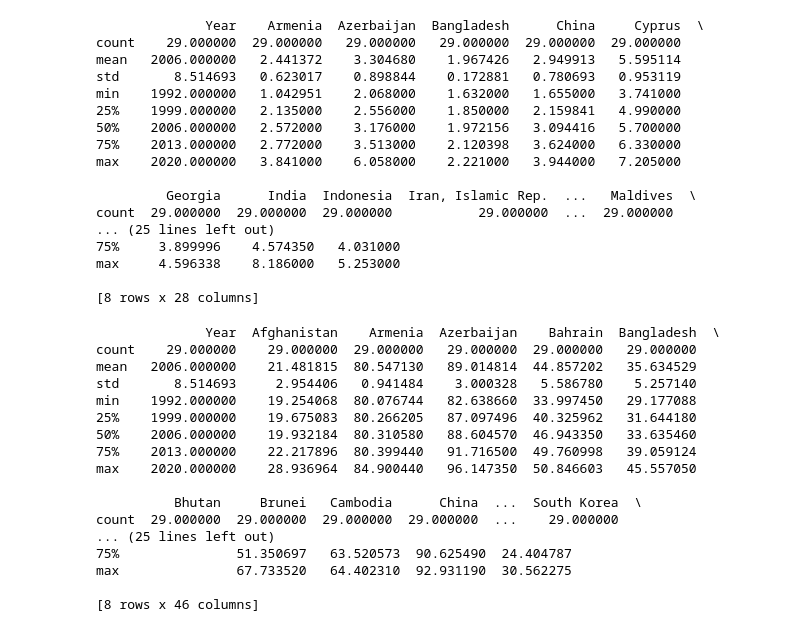
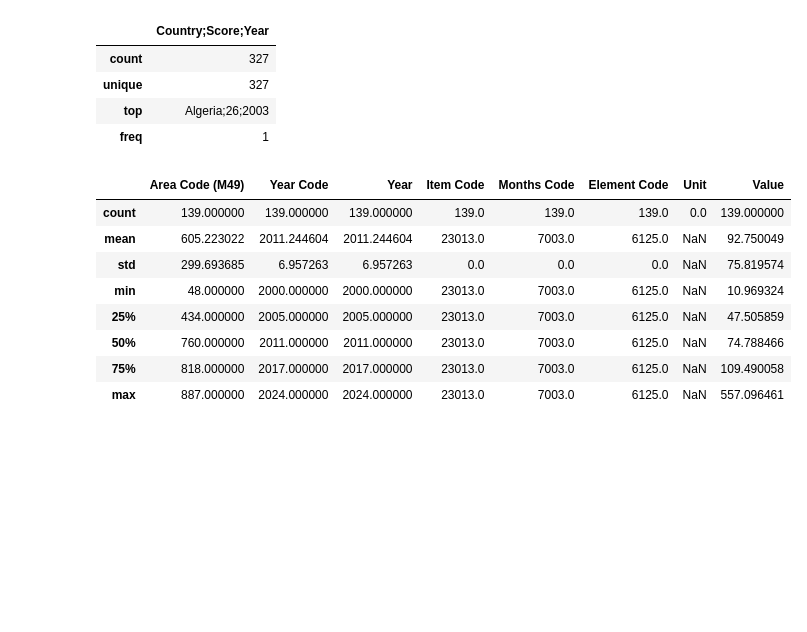
Before and after one commit to Josephmdlv/Final-work, a Jupyter notebook: Summary_statistics.ipynb, the cells around one changed output. Saved outputs shown, nothing was run; the diff lists cells and outputs as text; code cells hidden in the pictures; blank space fills up the shorter version.

```diff
--- a/Summary_statistics.ipynb
+++ b/Summary_statistics.ipynb
@@ -19,45 +21,27 @@ education_expenditure = pandas.read_csv('education_expenditure_gdp_asia_poly_fil
-# %%
-sum_ed_ex = education_expenditure.describe()
-print (sum_ed_ex)
-# %% [output]
-              Year    Armenia  Azerbaijan  Bangladesh      China     Cyprus  \
-count    29.000000  29.000000   29.000000   29.000000  29.000000  29.000000
-mean   2006.000000   2.441372    3.304680    1.967426   2.949913   5.595114
-std       8.514693   0.623017    0.898844    0.172881   0.780693   0.953119
-min    1992.000000   1.042951    2.068000    1.632000   1.655000   3.741000
-25%    1999.000000   2.135000    2.556000    1.850000   2.159841   4.990000
-50%    2006.000000   2.572000    3.176000    1.972156   3.094416   5.700000
-75%    2013.000000   2.772000    3.513000    2.120398   3.624000   6.330000
-max    2020.000000   3.841000    6.058000    2.221000   3.944000   7.205000
-
-         Georgia      India  Indonesia  Iran, Islamic Rep.  ...   Maldives  \
-count  29.000000  29.000000  29.000000           29.000000  ...  29.000000
-... (25 lines left out)
-75%     3.899996    4.574350   4.031000
-max     4.596338    8.186000   5.253000
-
-[8 rows x 28 columns]
+# %%
+sum_co_ind = Corruption_index_2003_2020.describe()
+display (sum_co_ind)
+sum_co_ind.to_csv('sum_co_ind.csv', index=False)
+# %% [output]
+|  | Country;Score;Year |
+| count | 327 |
+| unique | 327 |
+| top | Algeria;26;2003 |
+| freq | 1 |
 # %%
-female_male_ratio = pandas.read_csv('female_male_labor_ratio_pivot_asia_1992_2020.csv')
+FAOSTAT_data_en_March = pandas.read_csv('FAOSTAT_data_en_March.csv')
-# %%
-sum_fe_ma_ratio = female_male_ratio.describe()
-print (sum_fe_ma_ratio)
-# %% [output]
-              Year  Afghanistan    Armenia  Azerbaijan    Bahrain  Bangladesh  \
-count    29.000000    29.000000  29.000000   29.000000  29.000000   29.000000
-mean   2006.000000    21.481815  80.547130   89.014814  44.857202   35.634529
-std       8.514693     2.954406   0.941484    3.000328   5.586780    5.257140
-min    1992.000000    19.254068  80.076744   82.638660  33.997450   29.177088
-25%    1999.000000    19.675083  80.266205   87.097496  40.325962   31.644180
-50%    2006.000000    19.932184  80.310580   88.604570  46.943350   33.635460
-75%    2013.000000    22.217896  80.399440   91.716500  49.760998   39.059124
-max    2020.000000    28.936964  84.900440   96.147350  50.846603   45.557050
-
-          Bhutan     Brunei   Cambodia      China  ...  South Korea  \
-count  29.000000  29.000000  29.000000  29.000000  ...    29.000000
-... (25 lines left out)
-75%               51.350697   63.520573  90.625490  24.404787
-max               67.733520   64.402310  92.931190  30.562275
-
-[8 rows x 46 columns]
+# %%
+sum_FAO_data_march = FAOSTAT_data_en_March.describe()
+display (sum_FAO_data_march)
+sum_FAO_data_march.to_csv('sum_FAO_data_march.csv', index=False)
+# %% [output]
+|  | Area Code (M49) | Year Code | Year | Item Code | Months Code | Element Code | Unit | Value |
+| count | 139.000000 | 139.000000 | 139.000000 | 139.0 | 139.0 | 139.0 | 0.0 | 139.000000 |
+| mean | 605.223022 | 2011.244604 | 2011.244604 | 23013.0 | 7003.0 | 6125.0 | NaN | 92.750049 |
+| std | 299.693685 | 6.957263 | 6.957263 | 0.0 | 0.0 | 0.0 | NaN | 75.819574 |
+| min | 48.000000 | 2000.000000 | 2000.000000 | 23013.0 | 7003.0 | 6125.0 | NaN | 10.969324 |
+| 25% | 434.000000 | 2005.000000 | 2005.000000 | 23013.0 | 7003.0 | 6125.0 | NaN | 47.505859 |
+| 50% | 760.000000 | 2011.000000 | 2011.000000 | 23013.0 | 7003.0 | 6125.0 | NaN | 74.788466 |
+| 75% | 818.000000 | 2017.000000 | 2017.000000 | 23013.0 | 7003.0 | 6125.0 | NaN | 109.490058 |
+| max | 887.000000 | 2024.000000 | 2024.000000 | 23013.0 | 7003.0 | 6125.0 | NaN | 557.096461 |
 # %%
```
Also changed, not shown: parts of 9 cells of this notebook.
